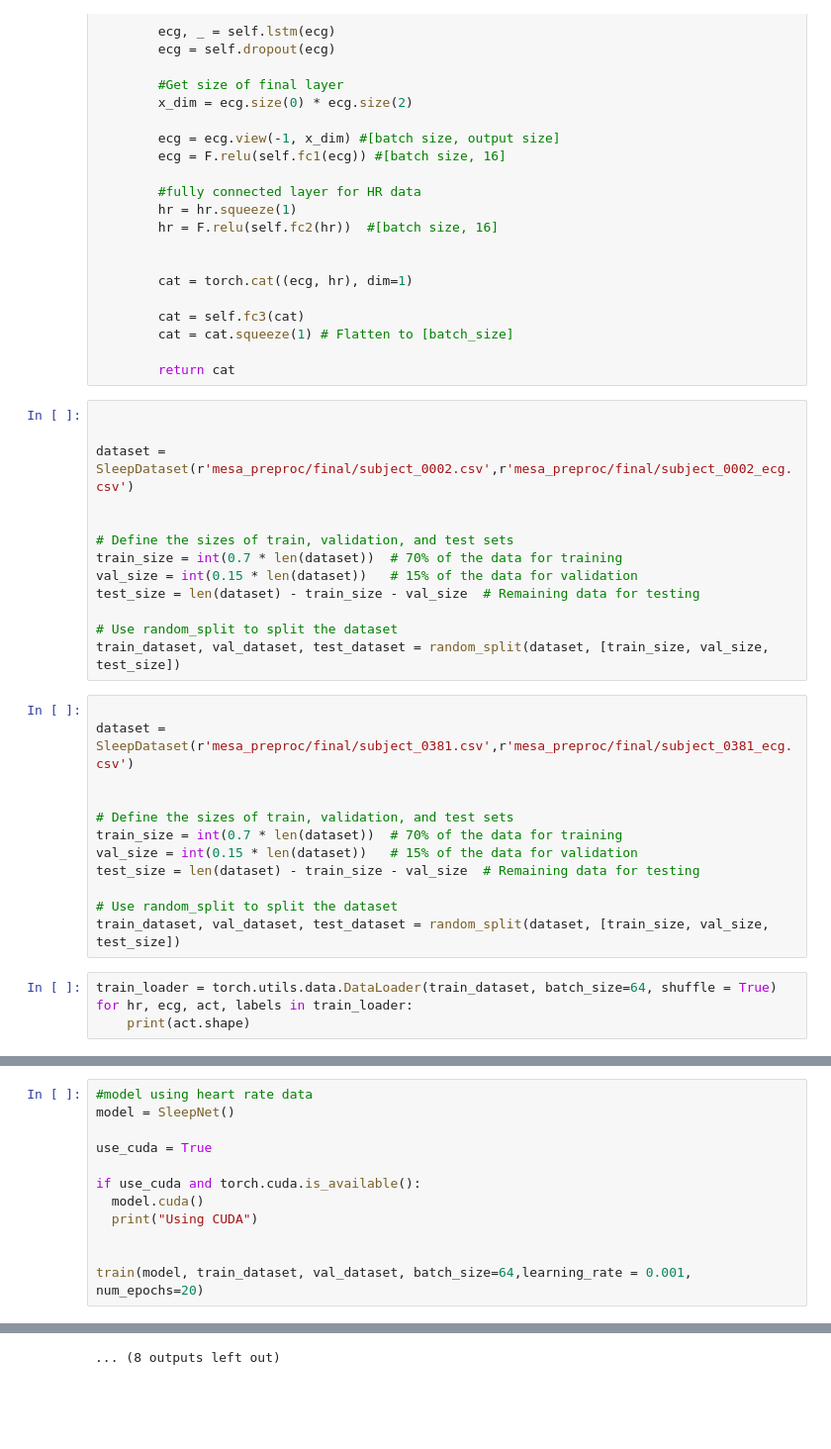
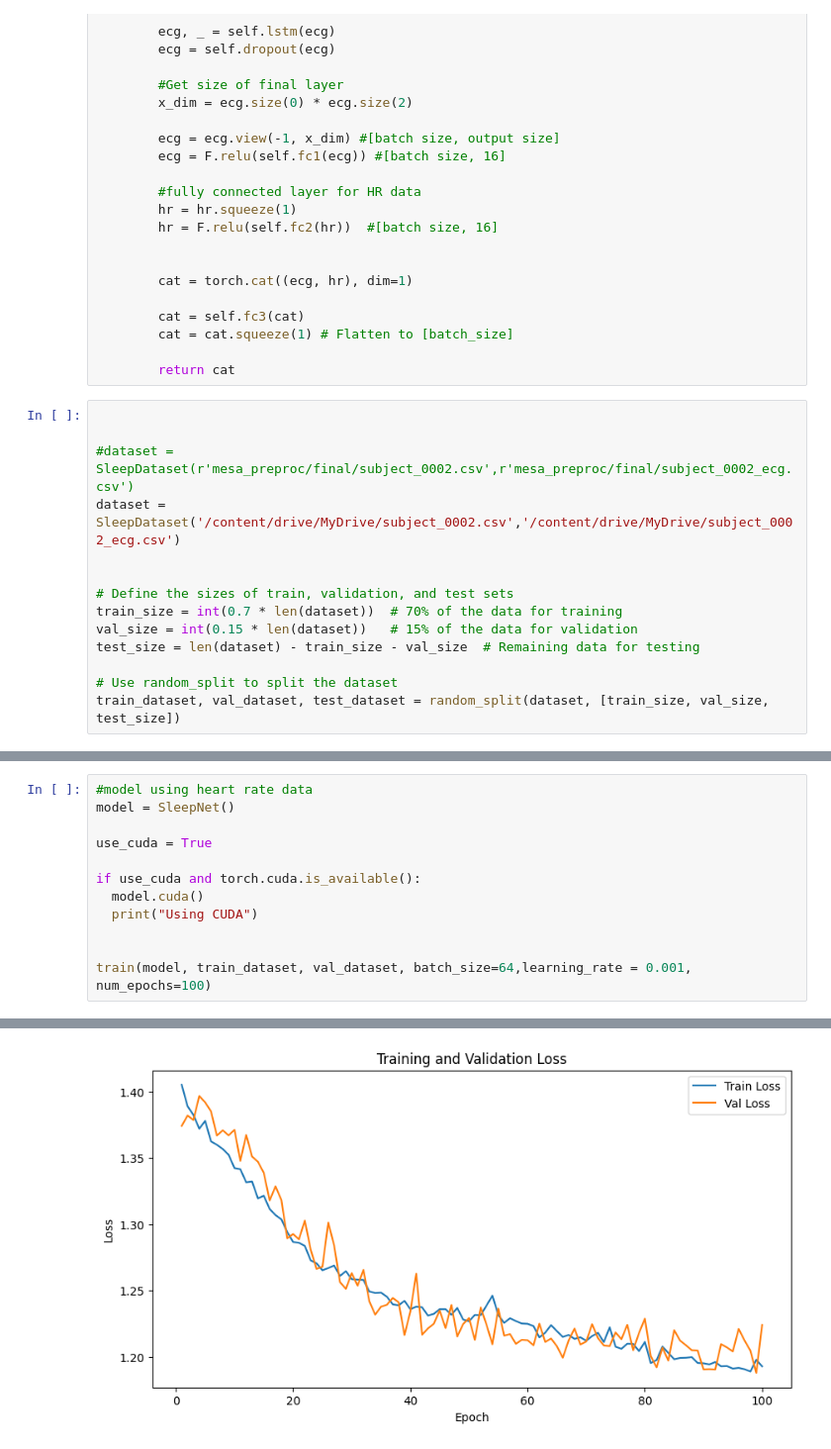
Before and after one commit to sunghwanism/FM_for_bio_signal, a Jupyter notebook: report/ecg_hr_basic_model.ipynb, the cells around one changed output, grey strips where cells are left out. Shown: that part at 99% size. Saved outputs shown, nothing was run; the diff lists cells and outputs as text; blank space fills up the shorter version.

Commit message:
added training curves

```diff
--- a/report/ecg_hr_basic_model.ipynb
+++ b/report/ecg_hr_basic_model.ipynb
@@ -122,7 +127,8 @@ class SleepNet(nn.Module):
 # %%
 
 
-dataset = SleepDataset(r'mesa_preproc/final/subject_0002.csv',r'mesa_preproc/final/subject_0002_ecg.csv')
+#dataset = SleepDataset(r'mesa_preproc/final/subject_0002.csv',r'mesa_preproc/final/subject_0002_ecg.csv')
+dataset = SleepDataset('/content/drive/MyDrive/subject_0002.csv','/content/drive/MyDrive/subject_0002_ecg.csv')
 
 
 # Define the sizes of train, validation, and test sets
@@ -132,19 +138,3 @@ test_size = len(dataset) - train_size - val_size  # Remaining data for testing
 
 # Use random_split to split the dataset
 train_dataset, val_dataset, test_dataset = random_split(dataset, [train_size, val_size, test_size])
-# %%
-
-dataset = SleepDataset(r'mesa_preproc/final/subject_0381.csv',r'mesa_preproc/final/subject_0381_ecg.csv')
-
-
-# Define the sizes of train, validation, and test sets
-train_size = int(0.7 * len(dataset))  # 70% of the data for training
-val_size = int(0.15 * len(dataset))   # 15% of the data for validation
-test_size = len(dataset) - train_size - val_size  # Remaining data for testing
-
-# Use random_split to split the dataset
-train_dataset, val_dataset, test_dataset = random_split(dataset, [train_size, val_size, test_size])
-# %%
-train_loader = torch.utils.data.DataLoader(train_dataset, batch_size=64, shuffle = True)
-for hr, ecg, act, labels in train_loader:
-    print(act.shape)
@@ -360,5 +285,5 @@ if use_cuda and torch.cuda.is_available():
   print("Using CUDA")
 
 
-train(model, train_dataset, val_dataset, batch_size=64,learning_rate = 0.001, num_epochs=20)
+train(model, train_dataset, val_dataset, batch_size=64,learning_rate = 0.001, num_epochs=100)
 # %% [output]
@@ -377 +307 @@ Epoch [12/20], Train Loss: 1.3378, Train Accuracy: 0.4739, Val Loss: 1.3417, Val
-... (8 outputs left out)
+[figure, added]
```
Also changed, not shown: parts of 10 cells of this notebook.
